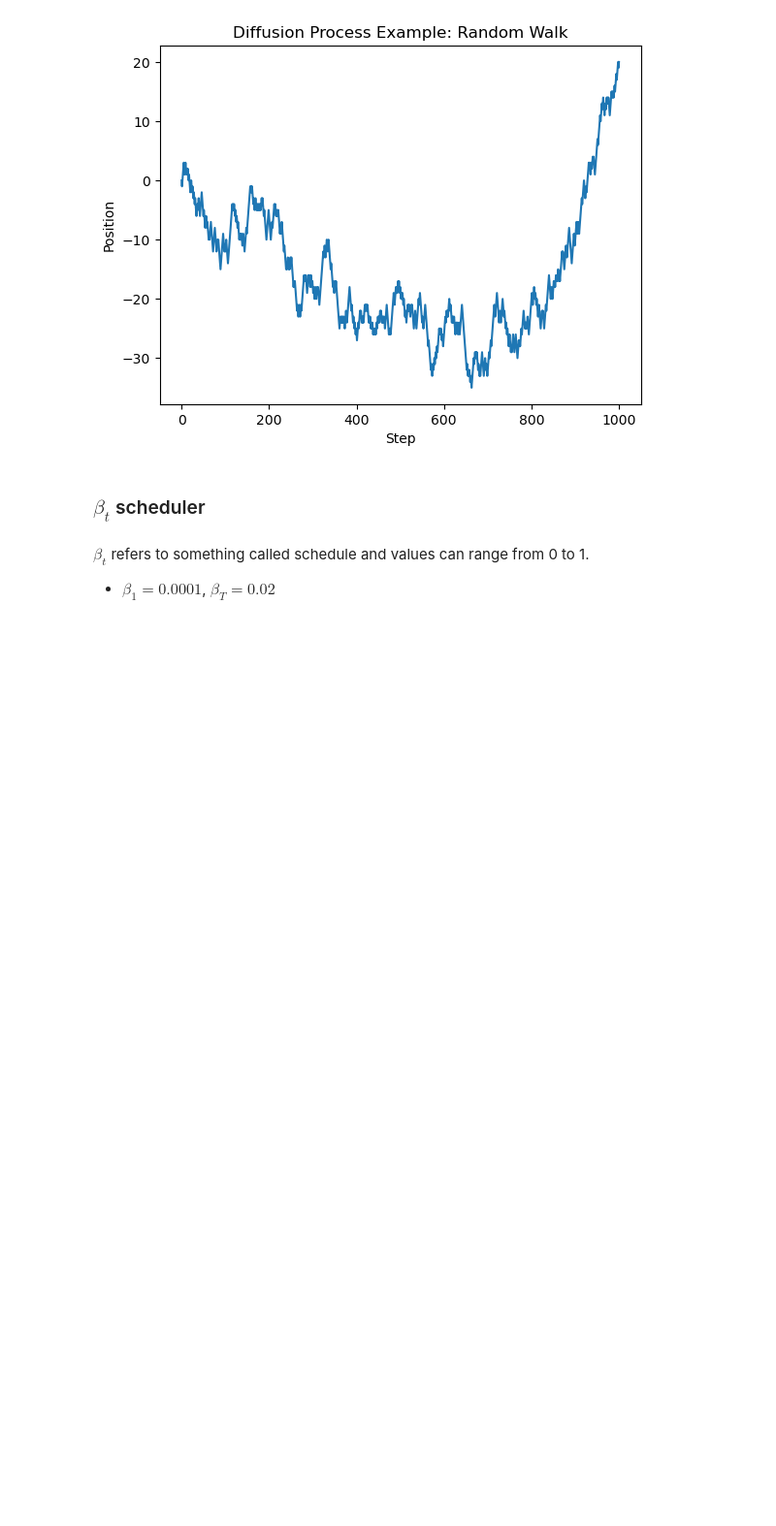
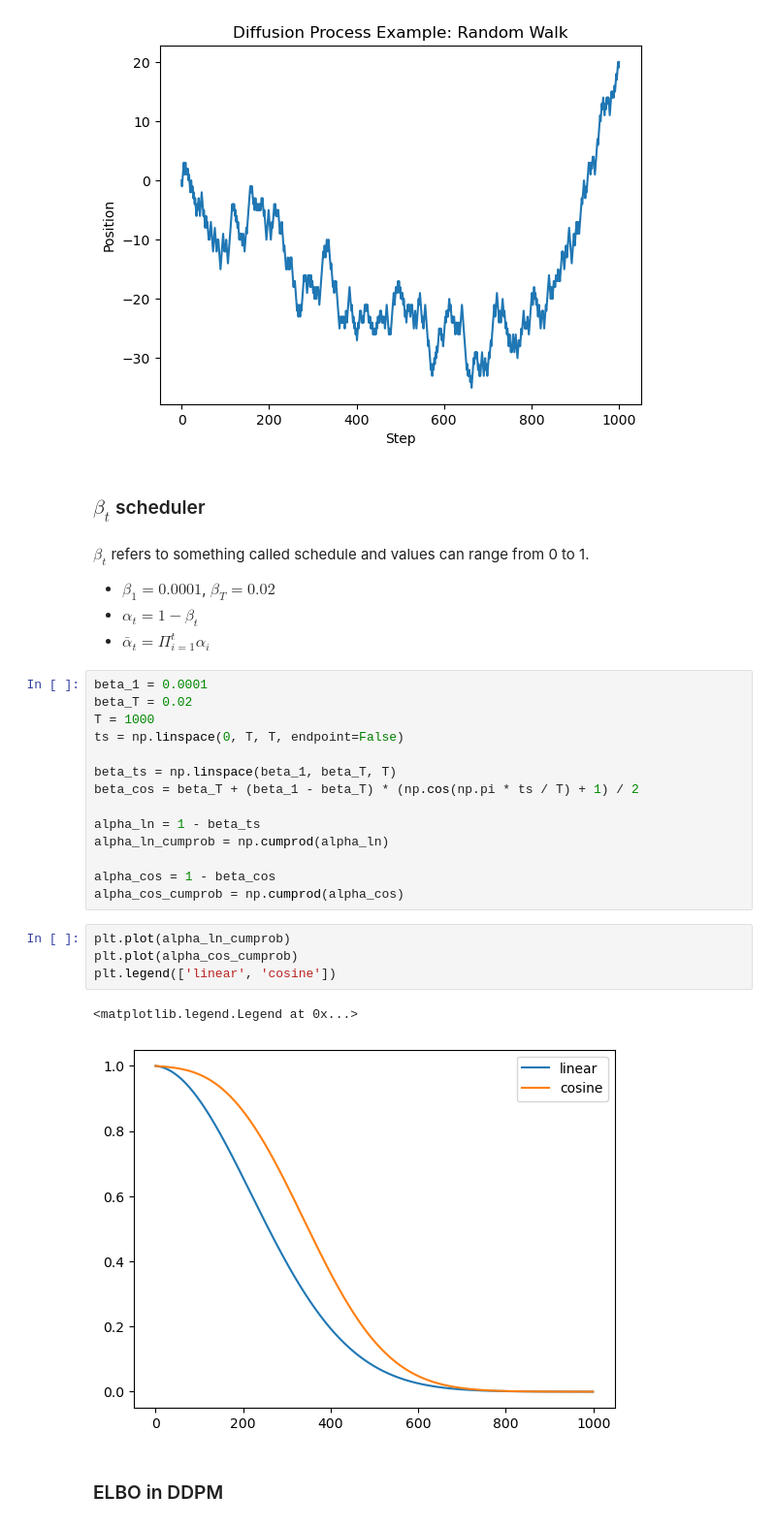
Before and after one commit to chunhuizhang/diffusion_models_tutorials, a Jupyter notebook: tutorials/diffusion_formula.ipynb, the cells around one changed output. Shown at 97% size. Drawn from its saved outputs; the diff is of its cells as text; blank space fills up the shorter version.

```diff
--- a/tutorials/diffusion_formula.ipynb
+++ b/tutorials/diffusion_formula.ipynb
@@ -85,3 +100,28 @@ Text(0.5, 1.0, 'Diffusion Process Example: Random Walk')
 $\beta_t$ refers to something called schedule and values can range from 0 to 1.
 
 - $\beta_1=0.0001$, $\beta_T=0.02$
+- $\alpha_t=1-\beta_t$
+- $\bar\alpha_t=\Pi_{i=1}^t\alpha_i$
+# %%
+beta_1 = 0.0001
+beta_T = 0.02
+T = 1000
+ts = np.linspace(0, T, T, endpoint=False)
+
+beta_ts = np.linspace(beta_1, beta_T, T)
+beta_cos = beta_T + (beta_1 - beta_T) * (np.cos(np.pi * ts / T) + 1) / 2
+
+alpha_ln = 1 - beta_ts
+alpha_ln_cumprob = np.cumprod(alpha_ln)
+
+alpha_cos = 1 - beta_cos
+alpha_cos_cumprob = np.cumprod(alpha_cos)
+# %%
+plt.plot(alpha_ln_cumprob)
+plt.plot(alpha_cos_cumprob)
+plt.legend(['linear', 'cosine'])
+# %% [output]
+<matplotlib.legend.Legend at 0x...>
+[figure, added]
+# %% [markdown]
+### ELBO in DDPM
```
Also changed, not shown: parts of 3 cells of this notebook.
